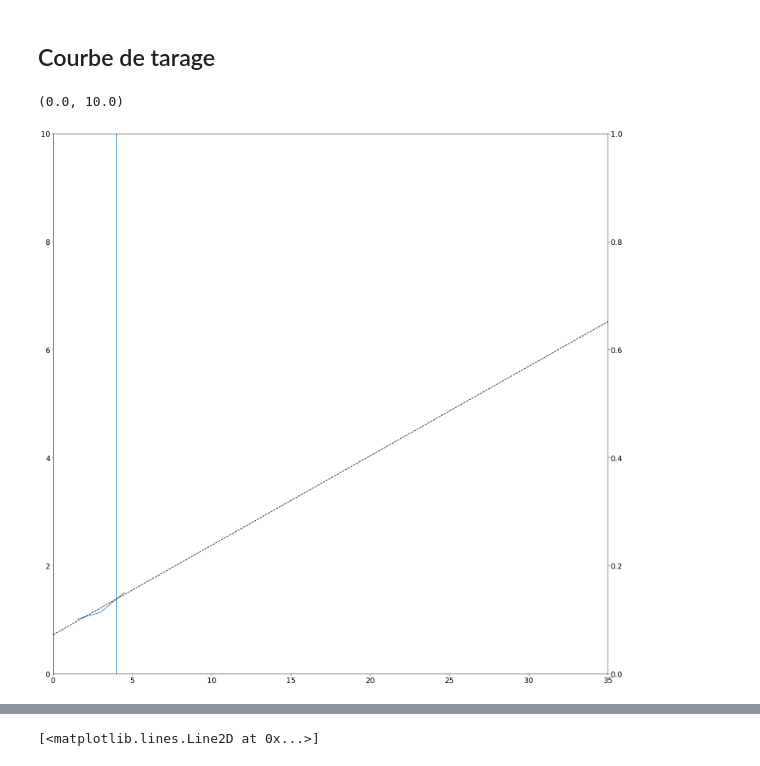
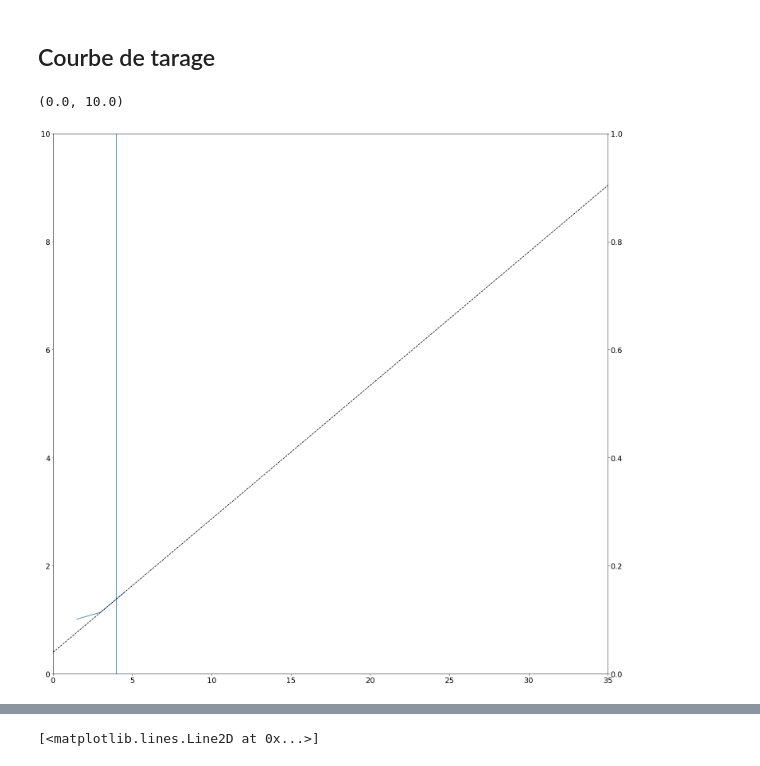
Before and after one commit to BenoitURRUTY/Data_tracage_avril22, a Jupyter notebook: Débits.ipynb, the cells around one changed output, grey strips where cells are left out. Saved outputs shown, nothing was run; the diff lists cells and outputs as text; code cells hidden in the pictures.

```diff
--- a/Débits.ipynb
+++ b/Débits.ipynb
@@ -40,12 +40,9 @@ a_m
 # %% [markdown]
 ## Données mesure 12-03
 # %%
-grand_logis=np.loadtxt('12-03-22_gros_sel/enclos.txt')[:20]
+grand_logis=np.loadtxt('DébitGuiersMort_1203.txt')[:20]
 grand_logis[grand_logis<250]=np.nan
 time_gl=np.linspace(0,len(grand_logis)*20,len(grand_logis))
-
-valombre=np.loadtxt('12-03-22_gros_sel/benoit.txt')
-time_val=np.linspace(0,len(valombre)*30,len(valombre))
 # %%
 plt.figure(figsize=[20,16])
 plt.plot(time_gl,grand_logis,label='grand logis')
@@ -175,13 +171,13 @@ Q_SLP.append(3)
 h=48#cm
 # %%
 import pandas as pd
-GL=pd.read_csv('24-03-22_gros_sel/data.csv')
+GL=pd.read_csv('DébitGuiersMort_2403.csv')
 plt.figure(figsize=[20,16])
 plt.plot(GL['t'],GL['s'],label='grand logis')
 plt.xlabel('Temps (s)')
 plt.ylabel(r"Conductivité $\mu S/cm$")
 plt.legend()
-plt.savefig('24-03-22_gros_sel/conductivité24-03.jpg')
+plt.savefig('conductivité24-03.jpg')
 # %% [output]
 [figure]
 # %%
@@ -223,13 +219,13 @@ Q_SLP.append(4.5)
 # h=48#cm
 # %%
 import pandas as pd
-GL=pd.read_csv('24-04-22_gros_sel/DébitGuiersMort.csv',header=0,names=['t','s'],skiprows=10,usecols=[0,1])
+GL=pd.read_csv('DébitGuiersMort_2304.csv',header=0,names=['t','s'],skiprows=10,usecols=[0,1])
 plt.figure(figsize=[20,16])
 plt.plot(GL['t'],GL['s'],label='grand logis')
 plt.xlabel('Temps (s)')
 plt.ylabel(r"Conductivité $\mu S/cm$")
 plt.legend()
-plt.savefig('24-04-22_gros_sel/conductivité24-04.jpg')
+plt.savefig('conductivité24-04.jpg')
 # %% [output]
 [figure]
 # %%
@@ -263,18 +259,18 @@ Q_res.append(qq)
 # %%
 from scipy.stats import linregress
 plt.figure()
 ax=plt.gca()
 ax1=ax.twinx()
 ax.plot(Q_SLP,Q)
 # ax1.plot(Q_SLP[1:],Q_res)
 ax.axvline(x=4)
 
 
 
-reg = linregress(Q_SLP, Q)
+reg = linregress(Q_SLP[1:], Q[1:])
 ax.axline(xy1=(0, reg.intercept), slope=reg.slope, linestyle="--", color="k")
 ax.set_xlim([0,35])
 ax.set_ylim([0,10])
 # %% [output]
 (0.0, 10.0)
-[figure, old version]
+[figure, new version]
```
Also changed, not shown: parts of 3 cells of this notebook, 11 other files.
